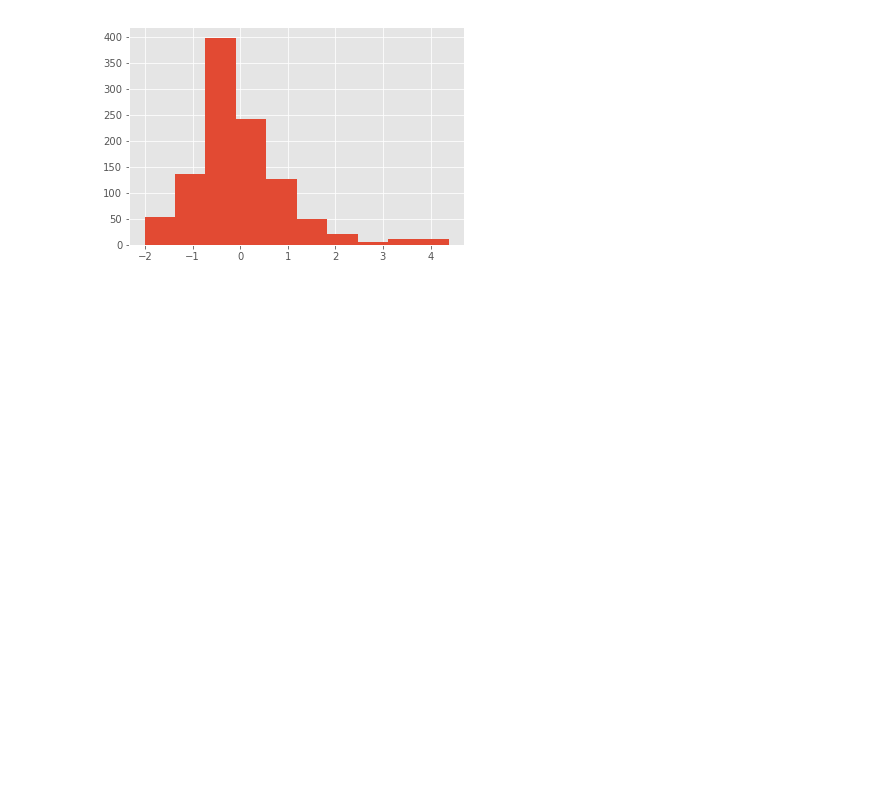
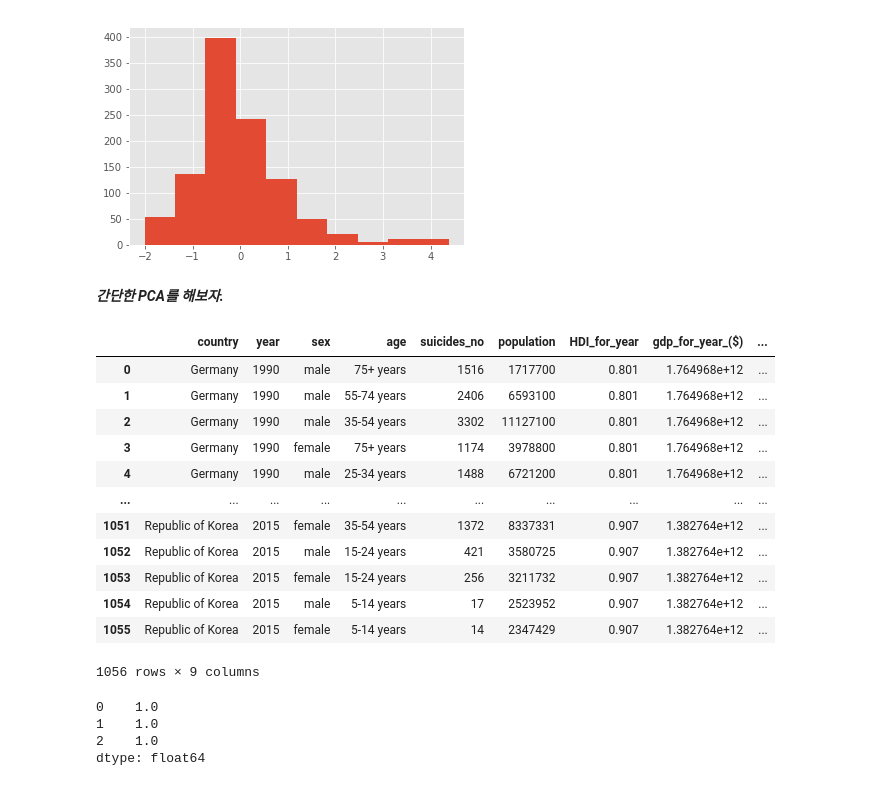
Before and after one commit to skdbsxir/DS-Studying, a Jupyter notebook: [Self Project]/X001-4. Suicides Rates Overview.ipynb, the cells around one changed output. Cells and saved outputs as stored; diff of their text form; code cells hidden in the pictures; blank space fills up the shorter version.

```diff
--- a/[Self Project]/X001-4. Suicides Rates Overview.ipynb
+++ b/[Self Project]/X001-4. Suicides Rates Overview.ipynb
@@ -273,3 +273,40 @@ plt.hist(result.resid_pearson)
          4.38647402]),
  <a list of 10 Patch objects>)
 [figure]
+# %% [markdown]
+***간단한 PCA를 해보자.***
+# %%
+df
+# %% [output]
+|  | country | year | sex | age | suicides_no | population | HDI_for_year | gdp_for_year_($) | ... |
+| 0 | Germany | 1990 | male | 75+ years | 1516 | 1717700 | 0.801 | 1.764968e+12 | ... |
+| 1 | Germany | 1990 | male | 55-74 years | 2406 | 6593100 | 0.801 | 1.764968e+12 | ... |
+| 2 | Germany | 1990 | male | 35-54 years | 3302 | 11127100 | 0.801 | 1.764968e+12 | ... |
+| 3 | Germany | 1990 | female | 75+ years | 1174 | 3978800 | 0.801 | 1.764968e+12 | ... |
+| 4 | Germany | 1990 | male | 25-34 years | 1488 | 6721200 | 0.801 | 1.764968e+12 | ... |
+| ... | ... | ... | ... | ... | ... | ... | ... | ... | ... |
+| 1051 | Republic of Korea | 2015 | female | 35-54 years | 1372 | 8337331 | 0.907 | 1.382764e+12 | ... |
+| 1052 | Republic of Korea | 2015 | male | 15-24 years | 421 | 3580725 | 0.907 | 1.382764e+12 | ... |
+| 1053 | Republic of Korea | 2015 | female | 15-24 years | 256 | 3211732 | 0.907 | 1.382764e+12 | ... |
+| 1054 | Republic of Korea | 2015 | male | 5-14 years | 17 | 2523952 | 0.907 | 1.382764e+12 | ... |
+| 1055 | Republic of Korea | 2015 | female | 5-14 years | 14 | 2347429 | 0.907 | 1.382764e+12 | ... |
+1056 rows × 9 columns
+# %%
+# 몇개의 주성분을 뽑는게 좋을까.
+# 스크리 도표를 그려보자.
+
+# X_data = df[['population', 'HDI_for_year', 'gdp_for_year_($)']]
+# X_scaled 는 X_data 스케일링 한거.
+
+from sklearn.decomposition import PCA
+
+# 고윳값을 기준으로 설명할 수 있는 분산량 확인.
+pca = PCA(random_state=1107)
+X_p = pca.fit_transform(X_data)
+explainableVar = pd.Series(np.cumsum(pca.explained_variance_ratio_))
+explainableVar
+# %% [output]
+0    1.0
+1    1.0
+2    1.0
+dtype: float64
```
Also changed, not shown: parts of 2 cells of this notebook.
